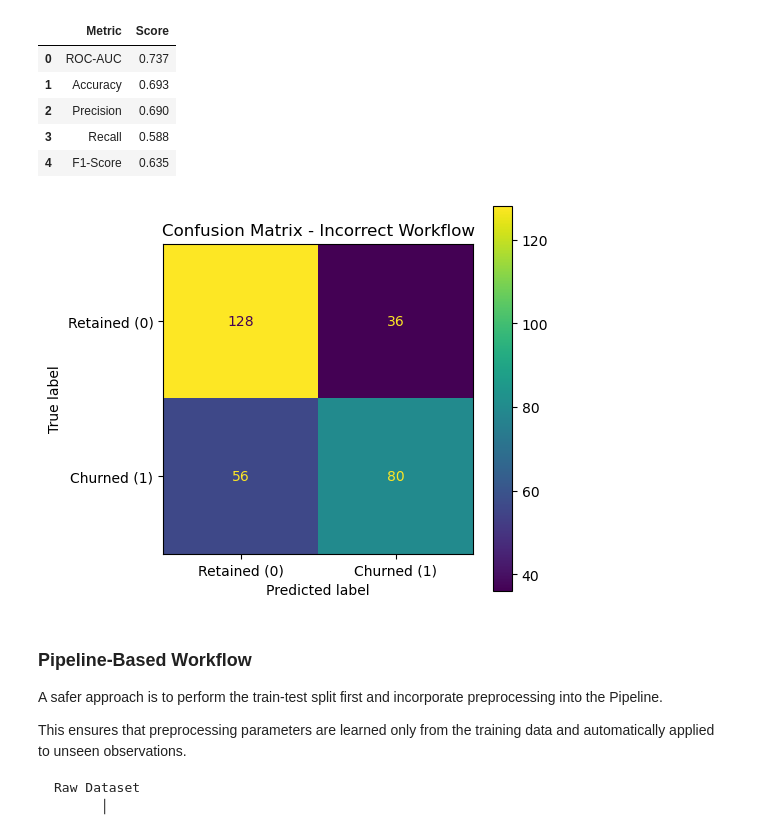
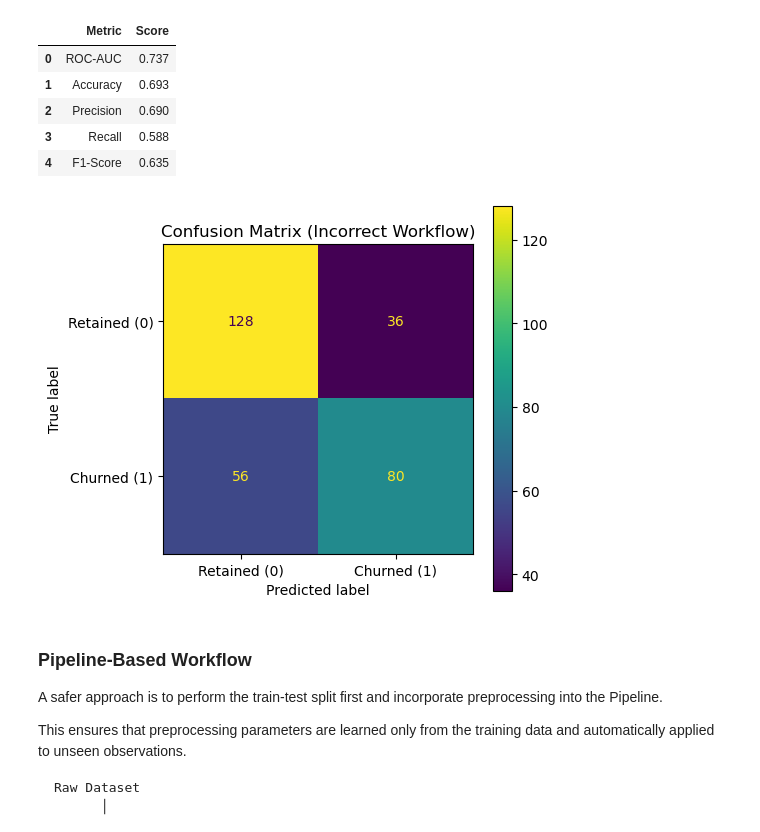
Before and after one commit to AmishaTiwari/ml-model-playbook, a Jupyter notebook: ml_pipelines/ml_pipelines.ipynb, the cells around one changed output. Saved outputs shown, nothing was run; the diff lists cells and outputs as text; code cells hidden in the pictures.

```diff
--- a/ml_pipelines/ml_pipelines.ipynb
+++ b/ml_pipelines/ml_pipelines.ipynb
@@ -833,12 +835,12 @@ incorrect_metrics
 # %%
 plot_confusion_matrix(
     y_true=y_test_incorrect,
     y_pred=y_pred_incorrect,
     labels=["Retained (0)", "Churned (1)"],
-    title="Confusion Matrix - Incorrect Workflow"
+    title="Confusion Matrix (Incorrect Workflow)"
 )
 # %% [output]
-[figure, old version]
+[figure, new version]
 # %% [markdown]
 ### Pipeline-Based Workflow
 
```
Also changed, not shown: parts of 17 cells of this notebook, 1 other file.
